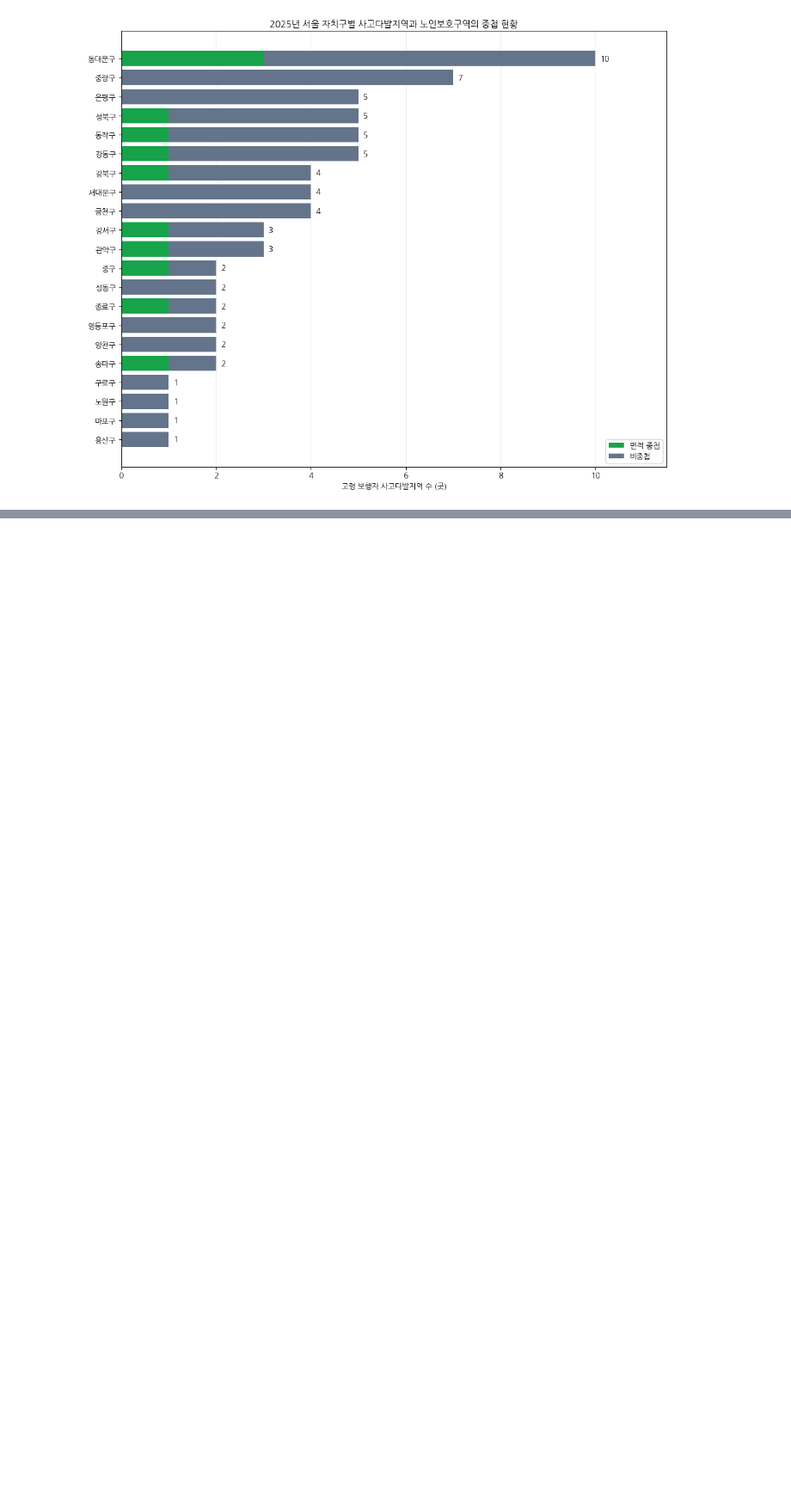
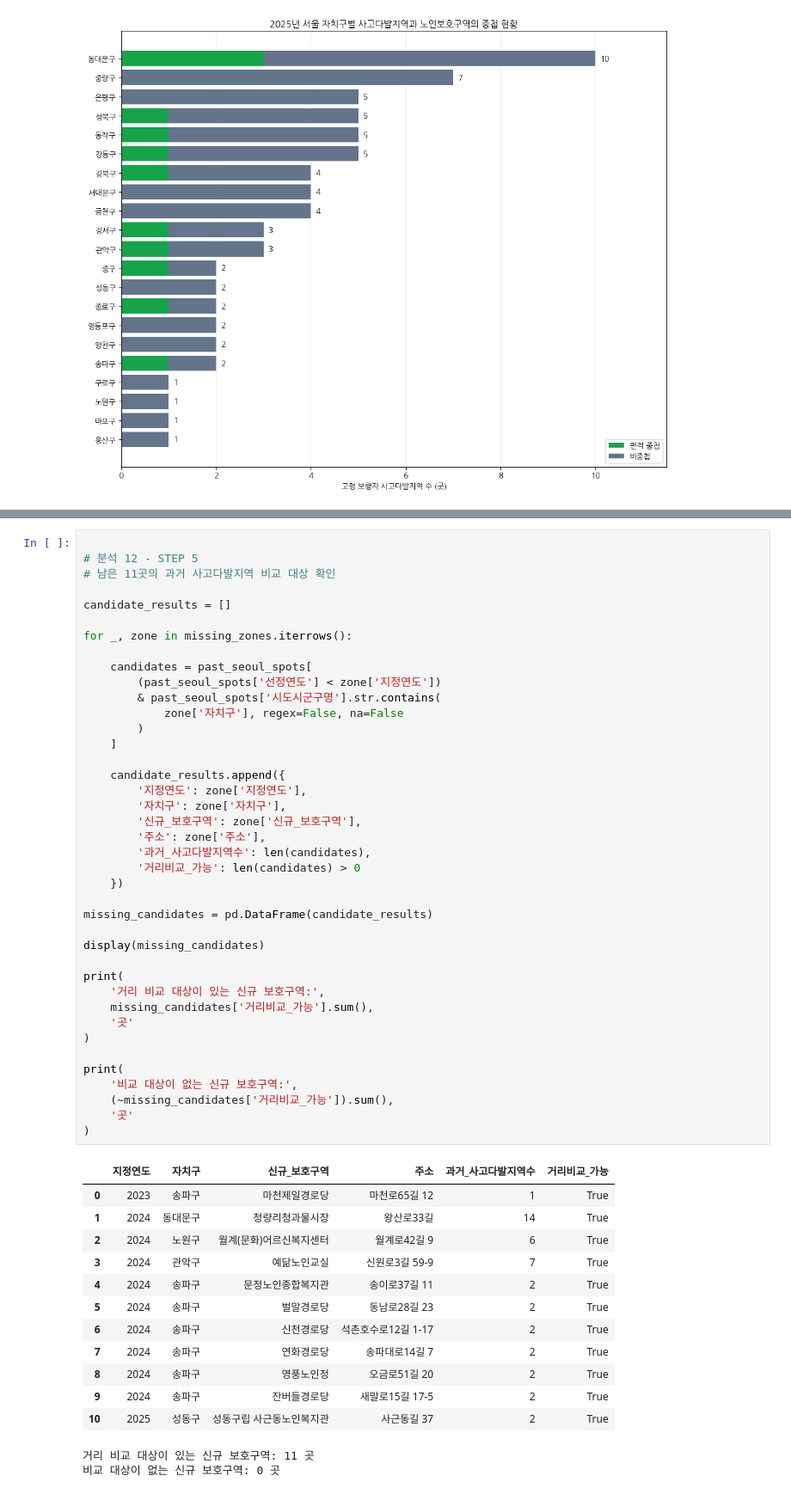
Before and after one commit to csy04x2/elder_accident, a Jupyter notebook: analysis.ipynb, the cells around one changed output, grey strips where cells are left out. Shown at 86% size. Cells and saved outputs as stored; diff of their text form; blank space fills up the shorter version.

```diff
--- a/analysis.ipynb
+++ b/analysis.ipynb
@@ -2499,0 +3091,55 @@ plt.show()
+# %%
+
+# 분석 12 - STEP 5
+# 남은 11곳의 과거 사고다발지역 비교 대상 확인
+
+candidate_results = []
+
+for _, zone in missing_zones.iterrows():
+
+    candidates = past_seoul_spots[
+        (past_seoul_spots['선정연도'] < zone['지정연도'])
+        & past_seoul_spots['시도시군구명'].str.contains(
+            zone['자치구'], regex=False, na=False
+        )
+    ]
+
+    candidate_results.append({
+        '지정연도': zone['지정연도'],
+        '자치구': zone['자치구'],
+        '신규_보호구역': zone['신규_보호구역'],
+        '주소': zone['주소'],
+        '과거_사고다발지역수': len(candidates),
+        '거리비교_가능': len(candidates) > 0
+    })
+
+missing_candidates = pd.DataFrame(candidate_results)
+
+display(missing_candidates)
+
+print(
+    '거리 비교 대상이 있는 신규 보호구역:',
+    missing_candidates['거리비교_가능'].sum(),
+    '곳'
+)
+
+print(
+    '비교 대상이 없는 신규 보호구역:',
+    (~missing_candidates['거리비교_가능']).sum(),
+    '곳'
+)
+# %% [output]
+|  | 지정연도 | 자치구 | 신규_보호구역 | 주소 | 과거_사고다발지역수 | 거리비교_가능 |
+| 0 | 2023 | 송파구 | 마천제일경로당 | 마천로65길 12 | 1 | True |
+| 1 | 2024 | 동대문구 | 청량리청과물시장 | 왕산로33길 | 14 | True |
+| 2 | 2024 | 노원구 | 월계(문화)어르신복지센터 | 월계로42길 9 | 6 | True |
+| 3 | 2024 | 관악구 | 예닮노인교실 | 신원로3길 59-9 | 7 | True |
+| 4 | 2024 | 송파구 | 문정노인종합복지관 | 송이로37길 11 | 2 | True |
+| 5 | 2024 | 송파구 | 벌말경로당 | 동남로28길 23 | 2 | True |
+| 6 | 2024 | 송파구 | 신천경로당 | 석촌호수로12길 1-17 | 2 | True |
+| 7 | 2024 | 송파구 | 연화경로당 | 송파대로14길 7 | 2 | True |
+| 8 | 2024 | 송파구 | 영풍노인정 | 오금로51길 20 | 2 | True |
+| 9 | 2024 | 송파구 | 잔버들경로당 | 새말로15길 17-5 | 2 | True |
+| 10 | 2025 | 성동구 | 성동구립 사근동노인복지관 | 사근동길 37 | 2 | True |
+거리 비교 대상이 있는 신규 보호구역: 11 곳
+비교 대상이 없는 신규 보호구역: 0 곳
```
Also changed, not shown: parts of 15 cells of this notebook.
